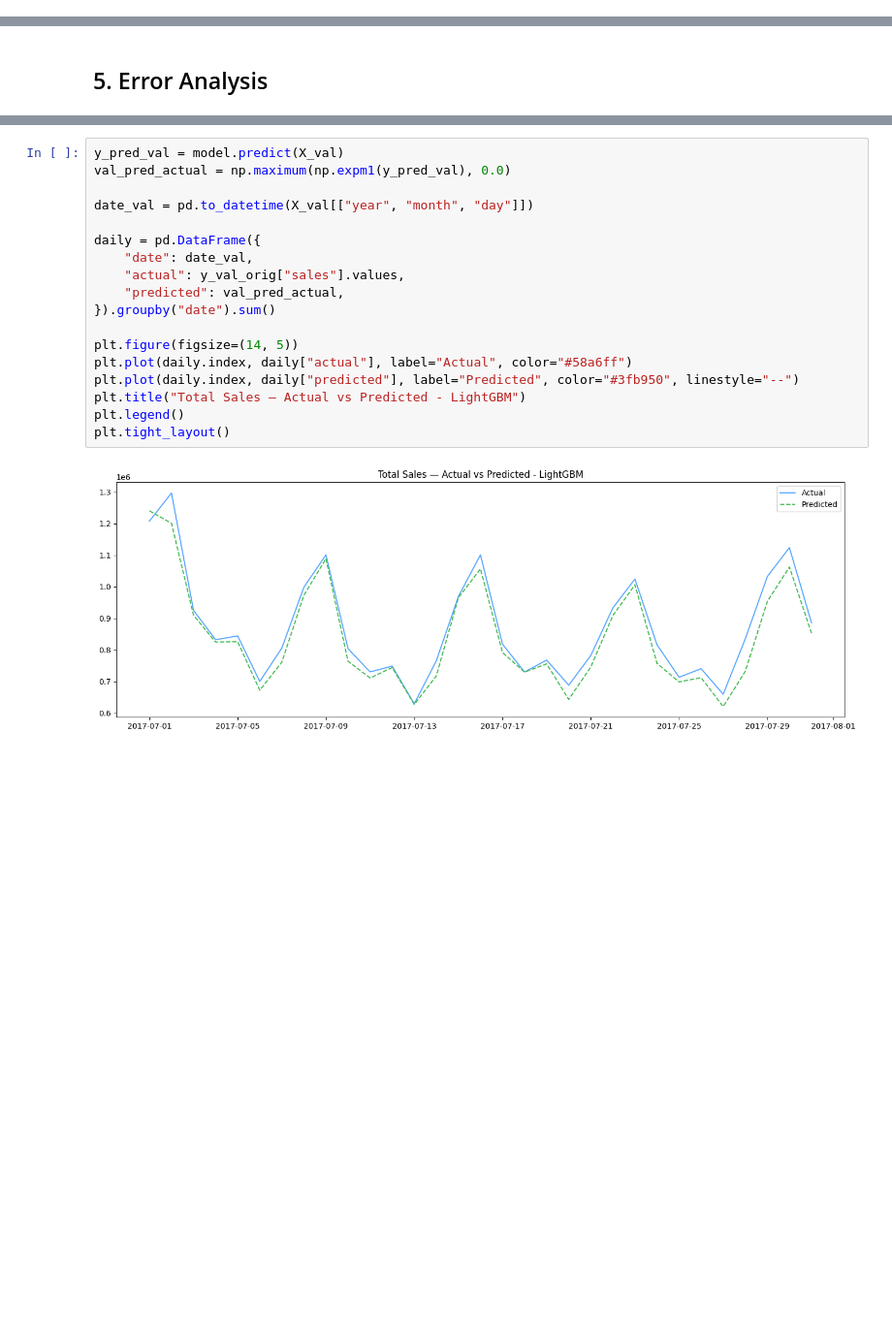
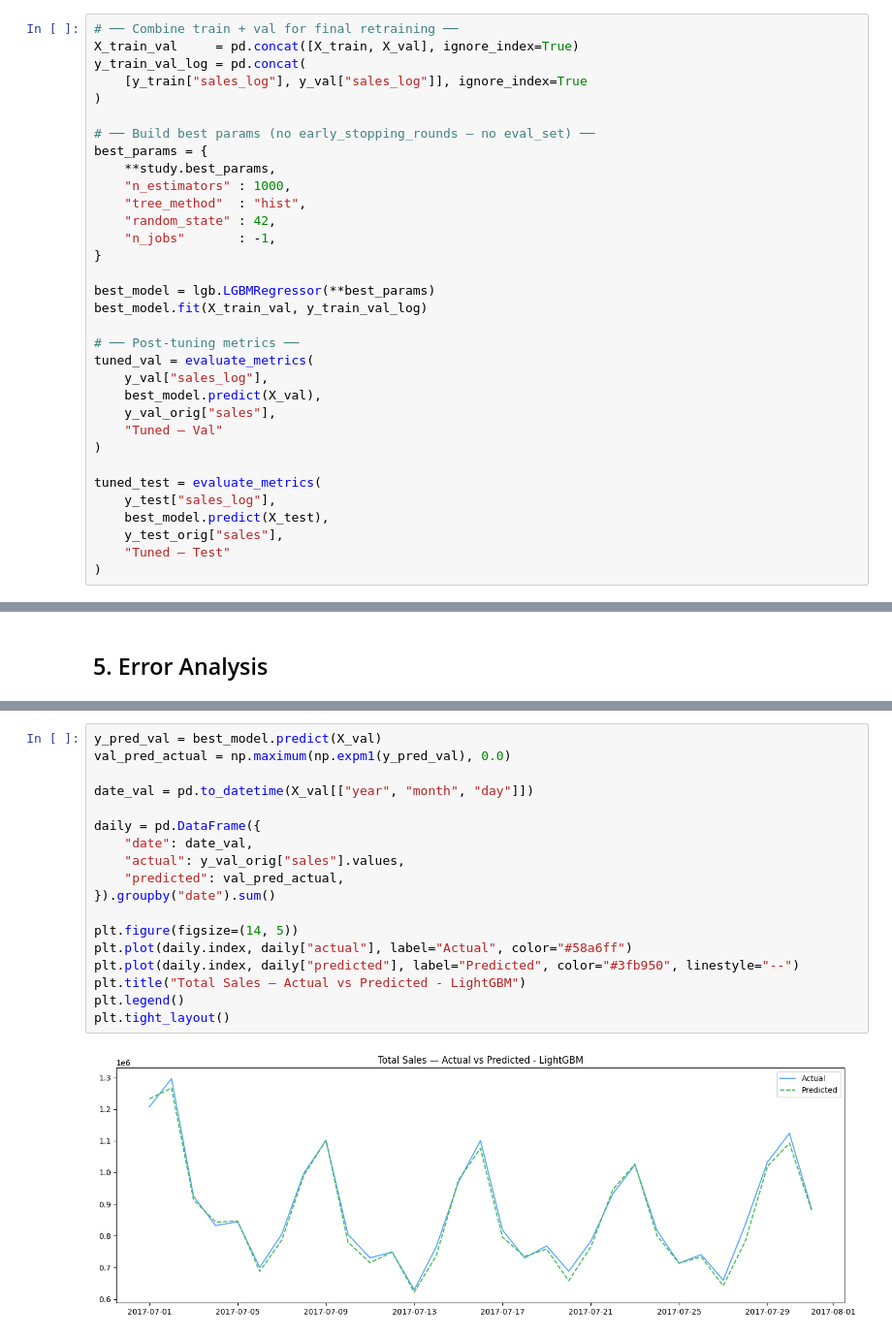
Before and after one commit to Thanh-dev-192006/Topic_13_Retail_Store_Sales_Time_Series, a Jupyter notebook: notebooks/07_evaluation/LightGBM_training_v2_out.ipynb, the cells around one changed output, grey strips where cells are left out. Shown at 97% size. Cells and saved outputs as stored; diff of their text form; blank space fills up the shorter version.

```diff
--- a/notebooks/07_evaluation/LightGBM_training_v2_out.ipynb
+++ b/notebooks/07_evaluation/LightGBM_training_v2_out.ipynb
@@ -230,0 +243,33 @@ for k, v in study.best_params.items():
+# %%
+# ── Combine train + val for final retraining ──
+X_train_val     = pd.concat([X_train, X_val], ignore_index=True)
+y_train_val_log = pd.concat(
+    [y_train["sales_log"], y_val["sales_log"]], ignore_index=True
+)
+
+# ── Build best params (no early_stopping_rounds — no eval_set) ──
+best_params = {
+    **study.best_params,
+    "n_estimators" : 1000,
+    "tree_method"  : "hist",
+    "random_state" : 42,
+    "n_jobs"       : -1,
+}
+
+best_model = lgb.LGBMRegressor(**best_params)
+best_model.fit(X_train_val, y_train_val_log)
+
+# ── Post-tuning metrics ──
+tuned_val = evaluate_metrics(
+    y_val["sales_log"],
+    best_model.predict(X_val),
+    y_val_orig["sales"],
+    "Tuned — Val"
+)
+
+tuned_test = evaluate_metrics(
+    y_test["sales_log"],
+    best_model.predict(X_test),
+    y_test_orig["sales"],
+    "Tuned — Test"
+)
@@ -332,25 +378,25 @@ val_df = pd.DataFrame({
 })
 val_df["residual"] = val_df["actual"] - val_df["predicted"]
 # %%
-y_pred_val = model.predict(X_val)
+y_pred_val = best_model.predict(X_val)
 val_pred_actual = np.maximum(np.expm1(y_pred_val), 0.0)
 
 date_val = pd.to_datetime(X_val[["year", "month", "day"]])
 
 daily = pd.DataFrame({
     "date": date_val,
     "actual": y_val_orig["sales"].values,
     "predicted": val_pred_actual,
 }).groupby("date").sum()
 
 plt.figure(figsize=(14, 5))
 plt.plot(daily.index, daily["actual"], label="Actual", color="#58a6ff")
 plt.plot(daily.index, daily["predicted"], label="Predicted", color="#3fb950", linestyle="--")
 plt.title("Total Sales — Actual vs Predicted - LightGBM")
 plt.legend()
 plt.tight_layout()
 # %% [output]
-[figure, old version]
+[figure, new version]
 # %%
 # ── Plot 2: RMSLE theo product family ──
 family_results = []
```
Also changed, not shown: parts of 14 cells of this notebook, 2 other files.
